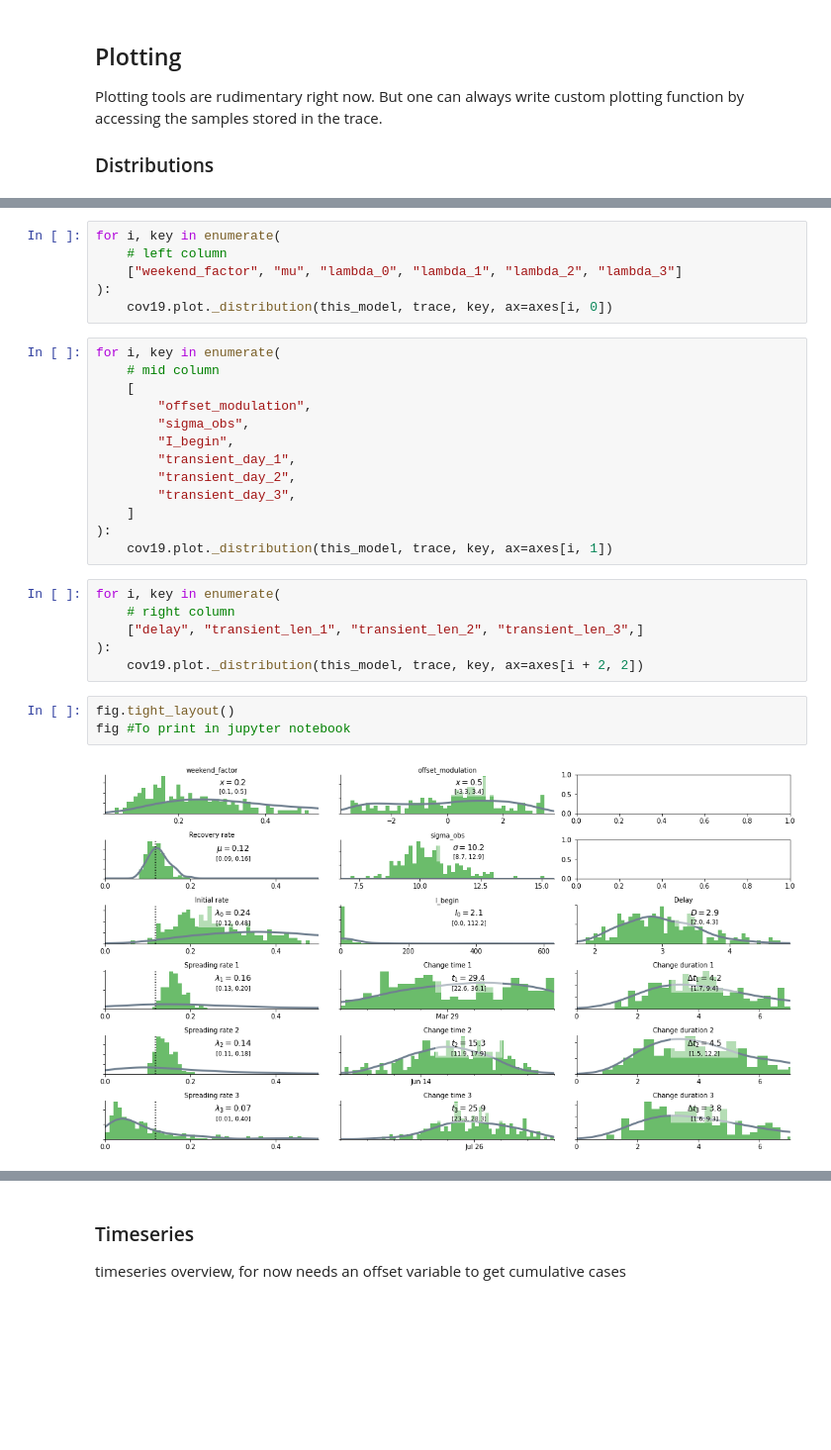
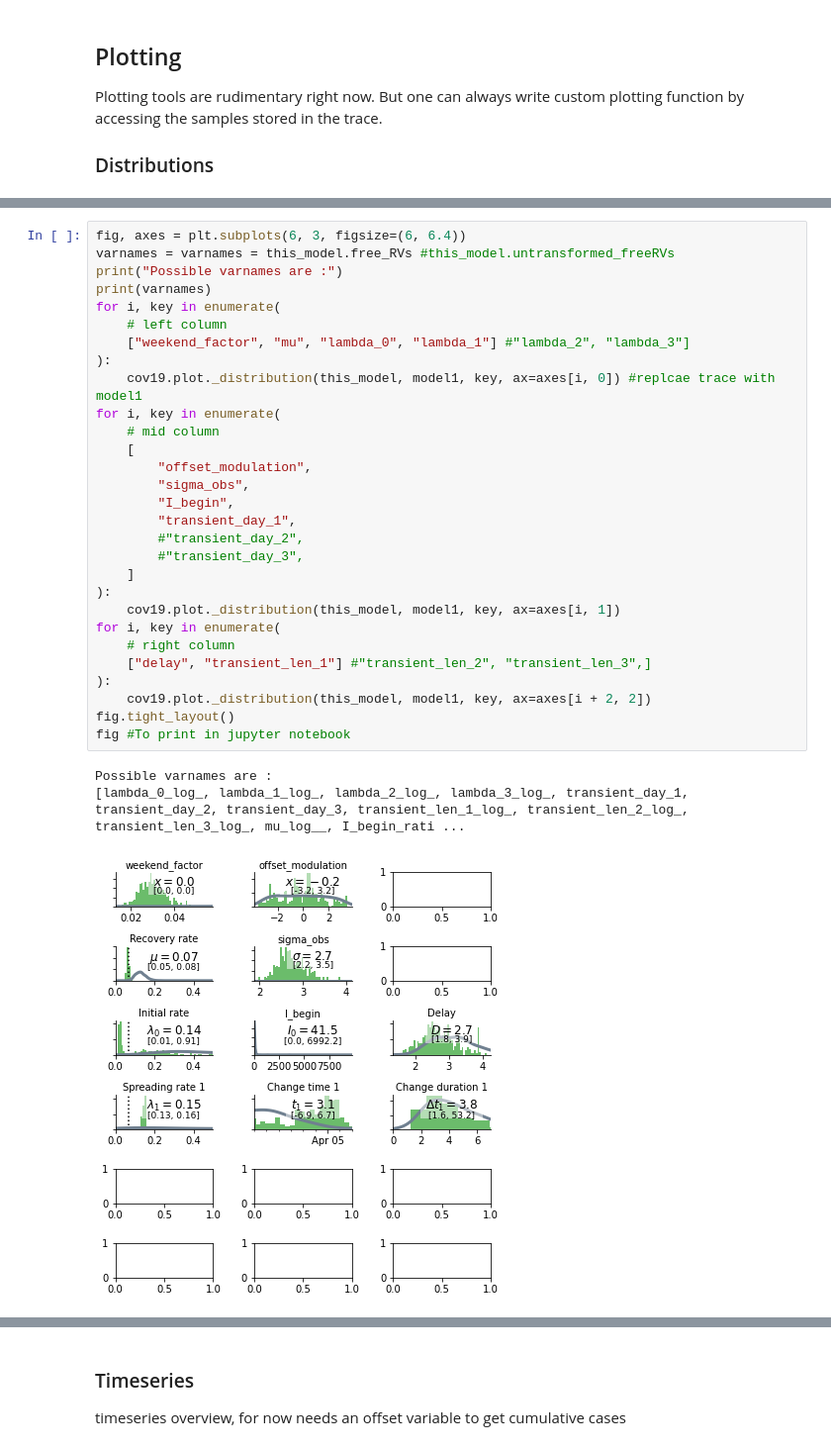
Before and after one commit to Patrick5455/10Academy-DataScience-Internship, a Jupyter notebook: dependencies/covid19_inference-master/scripts/interactive/example_one_bundesland.ipynb, the cells around one changed output, grey strips where cells are left out. Shown at 99% size. Cells and saved outputs as stored; diff of their text form; blank space fills up the shorter version.

```diff
--- a/dependencies/covid19_inference-master/scripts/interactive/example_one_bundesland.ipynb
+++ b/dependencies/covid19_inference-master/scripts/interactive/example_one_bundesland.ipynb
@@ -376,30 +379,33 @@ Possible varnames are :
-# %%
-for i, key in enumerate(
-    # left column
-    ["weekend_factor", "mu", "lambda_0", "lambda_1", "lambda_2", "lambda_3"]
-):
-    cov19.plot._distribution(this_model, trace, key, ax=axes[i, 0])
-# %%
-for i, key in enumerate(
-    # mid column
-    [
-        "offset_modulation",
-        "sigma_obs",
-        "I_begin",
-        "transient_day_1",
-        "transient_day_2",
-        "transient_day_3",
-    ]
-):
-    cov19.plot._distribution(this_model, trace, key, ax=axes[i, 1])
-# %%
-for i, key in enumerate(
-    # right column
-    ["delay", "transient_len_1", "transient_len_2", "transient_len_3",]
-):
-    cov19.plot._distribution(this_model, trace, key, ax=axes[i + 2, 2])
-# %%
-fig.tight_layout()
-fig #To print in jupyter notebook
-# %% [output]
-[figure, removed]
+# %%
+fig, axes = plt.subplots(6, 3, figsize=(6, 6.4))
+varnames = varnames = this_model.free_RVs #this_model.untransformed_freeRVs
+print("Possible varnames are :")
+print(varnames)
+for i, key in enumerate(
+    # left column
+    ["weekend_factor", "mu", "lambda_0", "lambda_1"] #"lambda_2", "lambda_3"]
+):
+    cov19.plot._distribution(this_model, model1, key, ax=axes[i, 0]) #replcae trace with model1
+for i, key in enumerate(
+    # mid column
+    [
+        "offset_modulation",
+        "sigma_obs",
+        "I_begin",
+        "transient_day_1",
+        #"transient_day_2",
+        #"transient_day_3",
+    ]
+):
+    cov19.plot._distribution(this_model, model1, key, ax=axes[i, 1])
+for i, key in enumerate(
+    # right column
+    ["delay", "transient_len_1"] #"transient_len_2", "transient_len_3",]
+):
+    cov19.plot._distribution(this_model, model1, key, ax=axes[i + 2, 2])
+fig.tight_layout()
+fig #To print in jupyter notebook
+# %% [output]
+Possible varnames are :
+[lambda_0_log_, lambda_1_log_, lambda_2_log_, lambda_3_log_, transient_day_1, transient_day_2, transient_day_3, transient_len_1_log_, transient_len_2_log_, transient_len_3_log_, mu_log__, I_begin_rati ...
+[figure, added]
```
Also changed, not shown: parts of 35 cells of this notebook.
